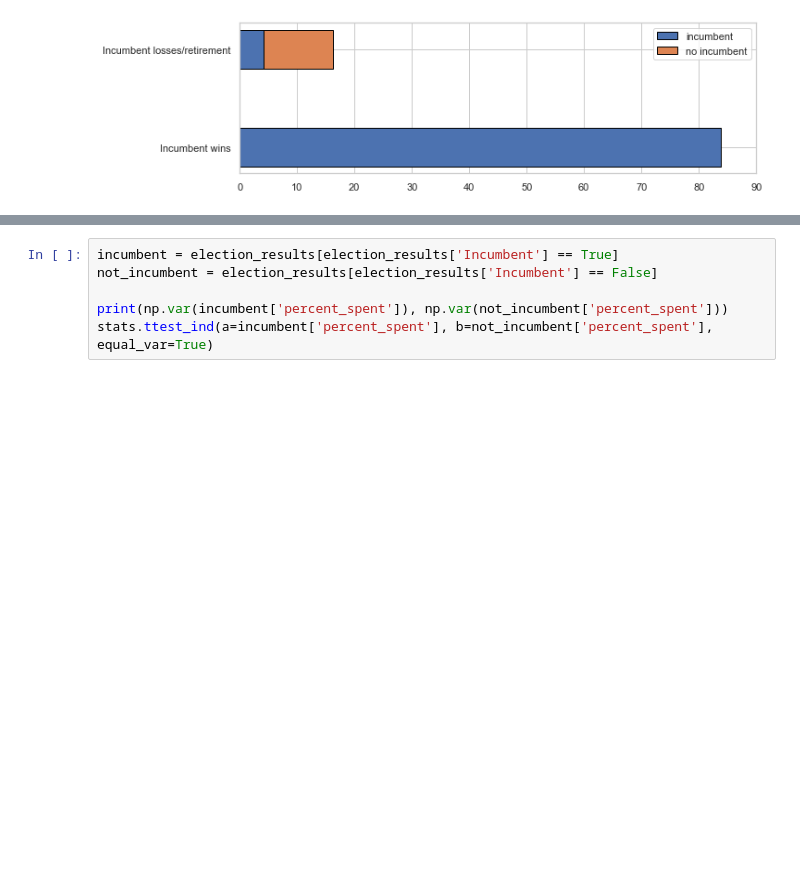
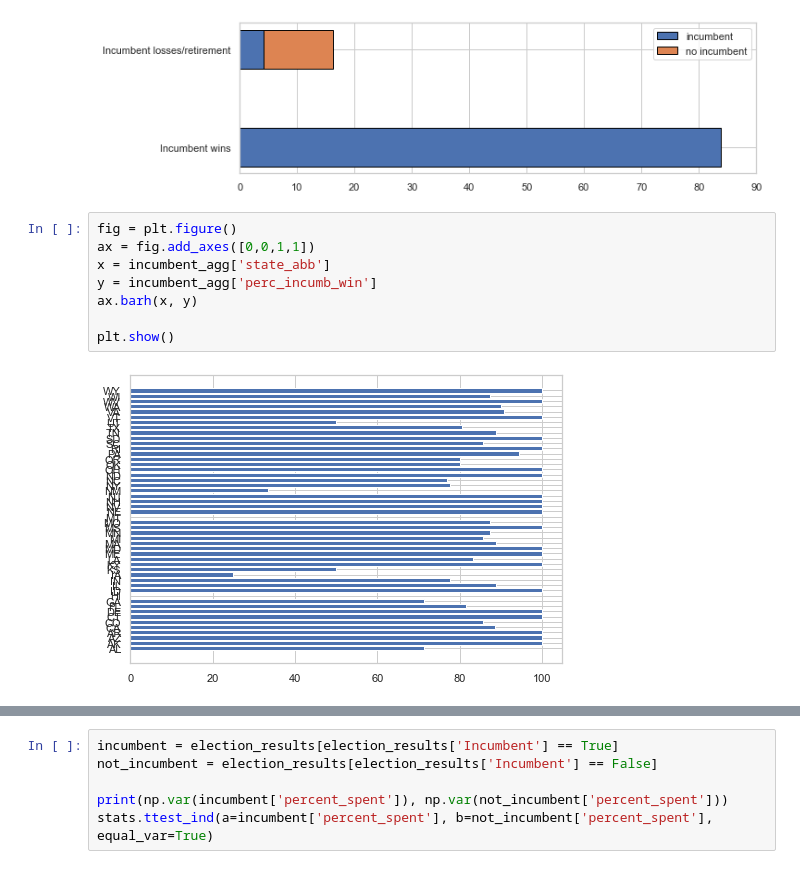
Before and after one commit to nss-data-science-cohort-5/webscraping_open_secrets-silver-ish-sharks, a Jupyter notebook: notebooks/Analyses_Conrad.ipynb, the cells around one changed output, grey strips where cells are left out. Saved outputs shown, nothing was run; the diff lists cells and outputs as text; blank space fills up the shorter version.

```diff
--- a/notebooks/Analyses_Conrad.ipynb
+++ b/notebooks/Analyses_Conrad.ipynb
@@ -185,3 +211,13 @@ ax.legend()
 plt.show()
 # %% [output]
 [figure]
+# %%
+fig = plt.figure()
+ax = fig.add_axes([0,0,1,1])
+x = incumbent_agg['state_abb']
+y = incumbent_agg['perc_incumb_win']
+ax.barh(x, y)
+
+plt.show()
+# %% [output]
+[figure, added]
```
Also changed, not shown: parts of 6 cells of this notebook.
